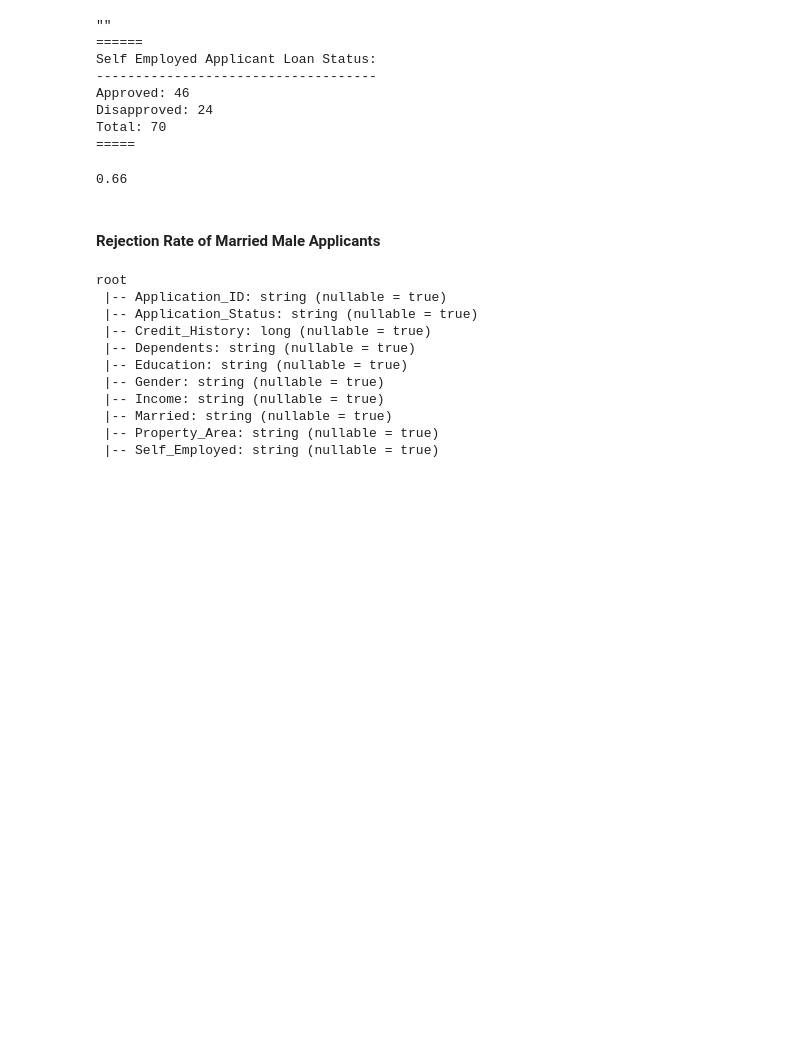
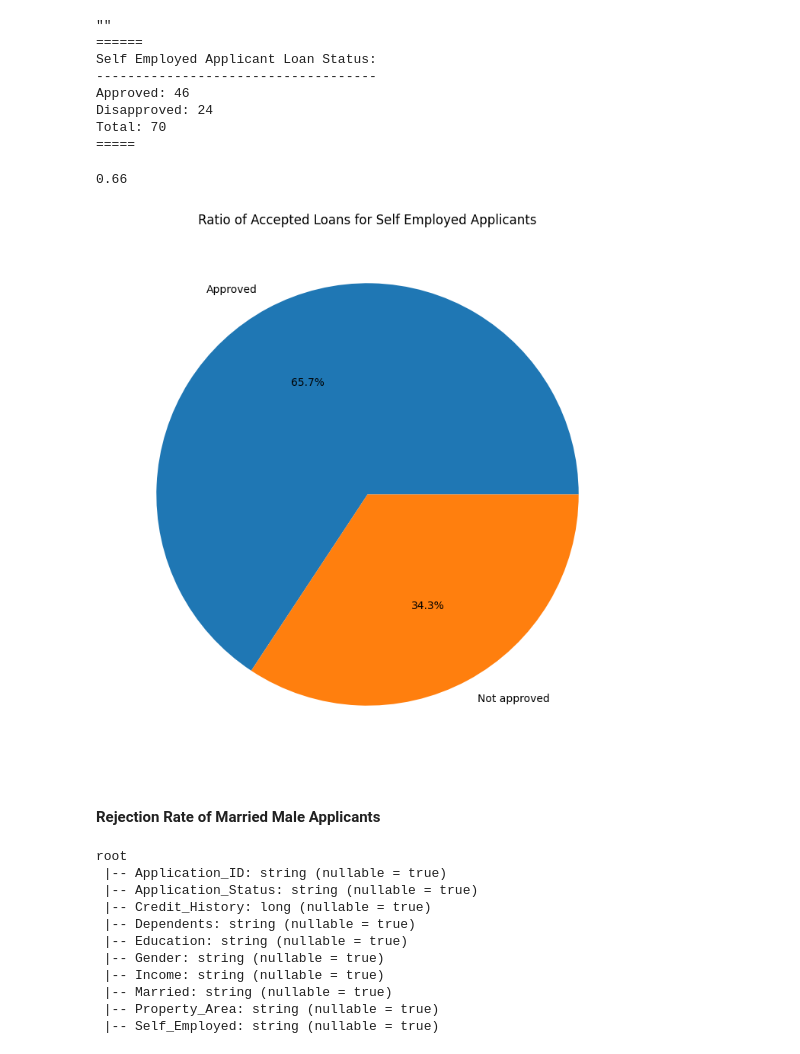
Before and after one commit to The-Captain-William/Per-Scholas-Capstone, a Jupyter notebook: main/Data Viz/data_viz_jupyter_1.ipynb, the cells around one changed output. Cells and saved outputs as stored; diff of their text form; code cells hidden in the pictures; blank space fills up the shorter version.

```diff
--- a/main/Data Viz/data_viz_jupyter_1.ipynb
+++ b/main/Data Viz/data_viz_jupyter_1.ipynb
@@ -326,6 +374,15 @@ ratio_self_emp_y_n = round((self_emp_y / (self_emp_y + self_emp_n)), 2)  # 2 sig
 print(ratio_self_emp_y_n)
 # %% [output]
 0.66
+# %%
+pie = [self_emp_y, self_emp_n]
+# %%
+plt.figure(figsize=(16,9))
+plt.title('Ratio of Accepted Loans for Self Employed Applicants')
+plt.pie(pie, labels=['Approved', 'Not approved'], autopct='%1.1f%%')
+plt.show()
+# %% [output]
+[figure, added]
 # %% [markdown]
 #### Rejection Rate of Married Male Applicants
 # %%
```
Also changed, not shown: parts of 19 cells of this notebook, 7 other files.
